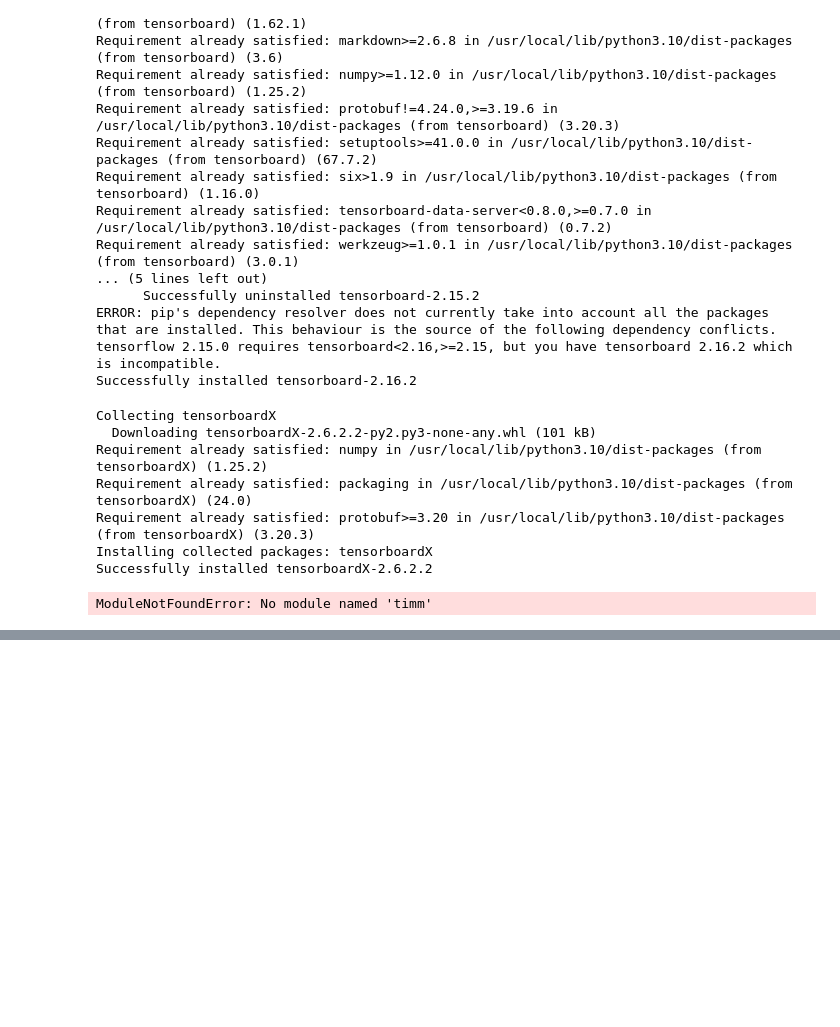
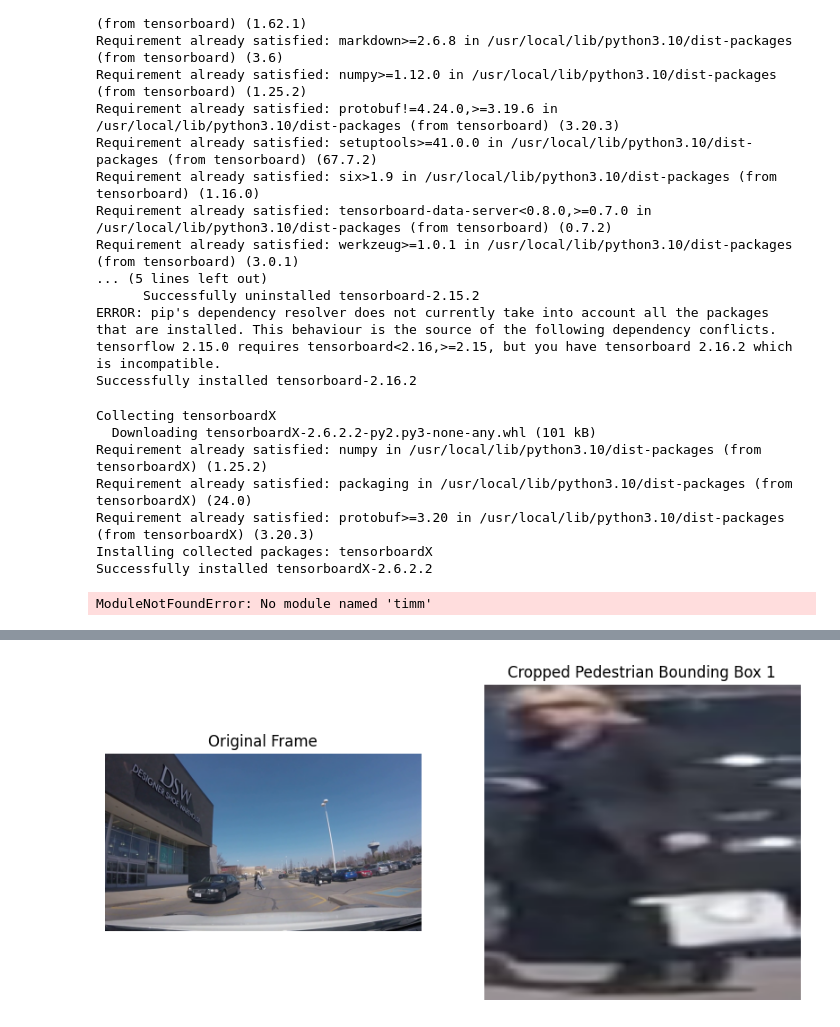
Before and after one commit to globalit6679/MSc-Project, a Jupyter notebook: MSc_Project.ipynb, the cells around one changed output, grey strips where cells are left out. Cells and saved outputs as stored; diff of their text form; code cells hidden in the pictures; blank space fills up the shorter version.

```diff
--- a/MSc_Project.ipynb
+++ b/MSc_Project.ipynb
@@ -1958,6 +1958,11 @@ print('모델 학습 완료!')
 # %% [output]
 ModuleNotFoundError: No module named 'timm'
 # %%
+# 으앙 ㅠㅠㅠㅠㅠ 됐다 ㅠㅠㅠㅠㅠㅠㅠ
+# STN 모델 성공..ㅠㅠㅠㅠㅠ
+# 다수의 보행자가 있으면 다수의 보행자 bounding box를 추출해서 crop
+# 근데 화질이 너무 안 좋아서 관련 부분 전처리 해야할 듯
+
 import cv2
 import os
 import xml.etree.ElementTree as ET
@@ -1980,7 +1985,25 @@ def parse_annotation(annotation_file):
             bounding_boxes.append((xtl, ytl, xbr, ybr))
 
     return bounding_boxes
+def parse_annotation(annotation_file):
+    tree = ET.parse(annotation_file)
+    root = tree.getroot()
 
+    # Extract bounding box coordinates for each frame
+    bounding_boxes = {}
+    for pedestrian in root.findall('.//pedestrian'):
+        for frame in pedestrian.findall('frame'):
+            frame_number = int(frame.get('number'))
+            bbox_attrib = frame.find('bbox').attrib
+            xtl = float(bbox_attrib['xtl'])
+            ytl = float(bbox_attrib['ytl'])
+            xbr = float(bbox_attrib['xbr'])
+            ybr = float(bbox_attrib['ybr'])
+            if frame_number not in bounding_boxes:
+                bounding_boxes[frame_number] = []
+            bounding_boxes[frame_number].append((xtl, ytl, xbr, ybr))
+
+    return bounding_boxes
 import torch
 import torch.nn as nn
 import torch.nn.functional as F
@@ -2049,9 +2072,13 @@ class STN(nn.Module):
         #     nn.ReLU(True),
         #     nn.Linear(32, 3 * 2)  # Predicts 2x3 affine matrix
         # )
+
+        self.localization_output_size = self._get_localization_output_size()
+
         self.fc_loc = nn.Sequential(
-            nn.Linear(10 * ((224 - 6) // 4 - 4) * ((224 - 6) // 4 - 4), 32),  # Adjust input size
+            # nn.Linear(10 * ((224 - 6) // 4 - 4) * ((224 - 6) // 4 - 4), 32),  # Adjust input size
             # nn.Linear(10 * 4 * 4, 32),
+            nn.Linear(self.localization_output_size, 32),
             nn.ReLU(True),
             nn.Linear(32, 3 * 2)  # Predicts 2x3 affine matrix
         )
@@ -2063,7 +2090,8 @@ class STN(nn.Module):
     def stn(self, x):
         xs = self.localization(x)
         # xs = xs.reshape(-1, 10 * 52 * 52)
-        xs = xs.reshape(-1, 10 * 4 * 4)
+        # xs = xs.reshape(-1, 10 * 4 * 4)
+        xs = xs.reshape(-1, self.localization_output_size)
         theta = self.fc_loc(xs)
         theta = theta.view(-1, 2, 3)
 
@@ -2090,6 +2118,11 @@ class STN(nn.Module):
 
         print(f"Error: Frame {frame_number} not found in annotation file.")
         return None
+    def _get_localization_output_size(self):
+        # Dummy input to determine the output size of localization network
+        input_tensor = torch.zeros(1, 3, 224, 224)
+        localization_output = self.localization(input_tensor)
+        return localization_output.size(1) * localization_output.size(2) * localization_output.size(3)
 
     def forward(self, x):
         # Apply STN to input
@@ -2121,6 +2154,7 @@ def crop_bbox(frame, bbox):
     cropped_bbox = frame[ytl:ybr, xtl:xbr]
 
     return cropped_bbox
+
 # Function to apply STN to extract pedestrian bounding box from each frame
 def apply_stn(video_path, annotation_path):
     # Load video
@@ -2167,11 +2201,15 @@ def apply_stn(video_path, annotation_path):
 
 
 # Example usage
-video_path = "videos/video_0001.mp4"
+video_path = "videos/video_0027.mp4"
 annotation_path = "/content/vivit_labels/"
 apply_stn(video_path, annotation_path)
 
+
+
+# STN 모델 시각화하는 부분
 import matplotlib.pyplot as plt
+import random
 
 def test_stn_random_frame(video_path, annotation_path, stn_model):
     # Load video
@@ -2185,10 +2223,10 @@ def test_stn_random_frame(video_path, annotation_path, stn_model):
     bounding_boxes = parse_annotation(annotation_file)
 
     # Select a random frame
-    frame_number = np.random.randint(0, 300)
+    frame_number = random.choice(list(bounding_boxes.keys()))
 
-    # Extract the bounding box for the selected frame
-    pedestrian_bbox = bounding_boxes[frame_number]
+    # Extract the bounding boxes for the selected frame
+    pedestrian_bboxes = bounding_boxes[frame_number]
 
     # Read the selected frame
     cap.set(cv2.CAP_PROP_POS_FRAMES, frame_number)
@@ -2197,30 +2235,35 @@ def test_stn_random_frame(video_path, annotation_path, stn_model):
         print("Error: Couldn't read frame")
         return
 
-    # Apply STN to extract pedestrian bounding box
-    pedestrian_crop = crop_bbox(frame, pedestrian_bbox)
-    pedestrian_crop = cv2.resize(pedestrian_crop, (224, 224))  # Assuming ViViT input size
-    pedestrian_crop = np.expand_dims(pedestrian_crop, axis=0)  # Adding batch dimension
+    # Process each pedestrian bounding box in the frame
+    for i, pedestrian_bbox in enumerate(pedestrian_bboxes):
+        # Apply STN to extract pedestrian bounding box
+        pedestrian_crop = crop_bbox(frame, pedestrian_bbox)
+        pedestrian_crop = cv2.resize(pedestrian_crop, (224, 224))  # Assuming ViViT input size
+        pedestrian_crop = np.expand_dims(pedestrian_crop, axis=0)  # Adding batch dimension
 
-    # Forward pass through STN model
-    output = stn_model(torch.tensor(pedestrian_crop).permute(0, 3, 1, 2).float())
-    print("STN output shape:", output.shape)
+        # Forward pass through STN model
+        output = stn_model(torch.tensor(pedestrian_crop).permute(0, 3, 1, 2).float())
+        print("Frame:", frame_number)
+        print("STN output shape:", output.shape)
 
-    # Visualize original frame and cropped bounding box
-    plt.figure(figsize=(10, 5))
-    plt.subplot(1, 2, 1)
-    plt.imshow(cv2.cvtColor(frame, cv2.COLOR_BGR2RGB))
-    plt.title("Original Frame")
-    plt.axis('off')
+        # Visualize original frame and cropped bounding box
+        plt.figure(figsize=(10, 5))
+        plt.subplot(1, 2, 1)
+        plt.imshow(cv2.cvtColor(frame, cv2.COLOR_BGR2RGB))
+        plt.title("Original Frame")
+        plt.axis('off')
 
-    plt.subplot(1, 2, 2)
-    plt.imshow(cv2.cvtColor(pedestrian_crop[0], cv2.COLOR_BGR2RGB))
-    plt.title("Cropped Pedestrian Bounding Box")
-    plt.axis('off')
+        plt.subplot(1, 2, 2)
+        plt.imshow(cv2.cvtColor(pedestrian_crop[0], cv2.COLOR_BGR2RGB))
+        plt.title(f"Cropped Pedestrian Bounding Box {i+1}")
+        plt.axis('off')
 
-    plt.show()
+        plt.show()
 
     cap.release()
+
+# Example usage"
 stn_model = STN()
 test_stn_random_frame(video_path, annotation_path, stn_model)
 # %% [output]
@@ -2227,0 +2272 @@ RuntimeError: mat1 and mat2 shapes cannot be multiplied (169x160 and 25000x32)
+[figure, added]
```
Also changed, not shown: parts of 1 cell of this notebook.
